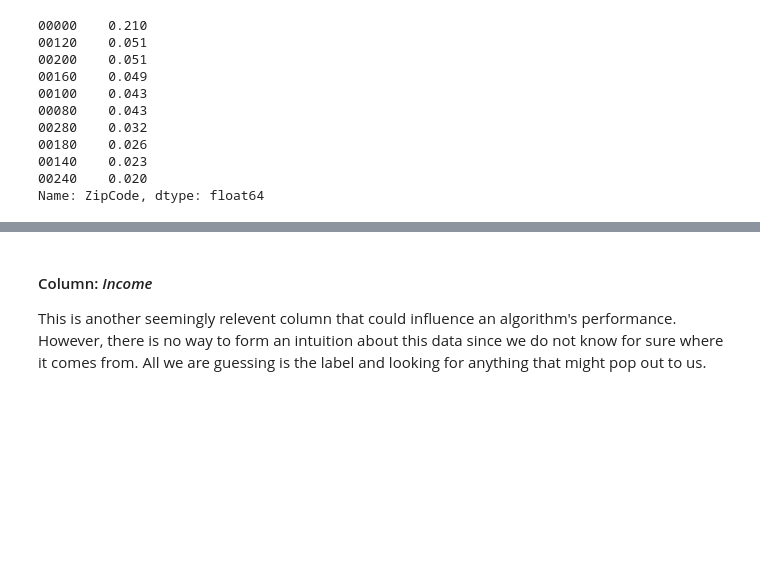
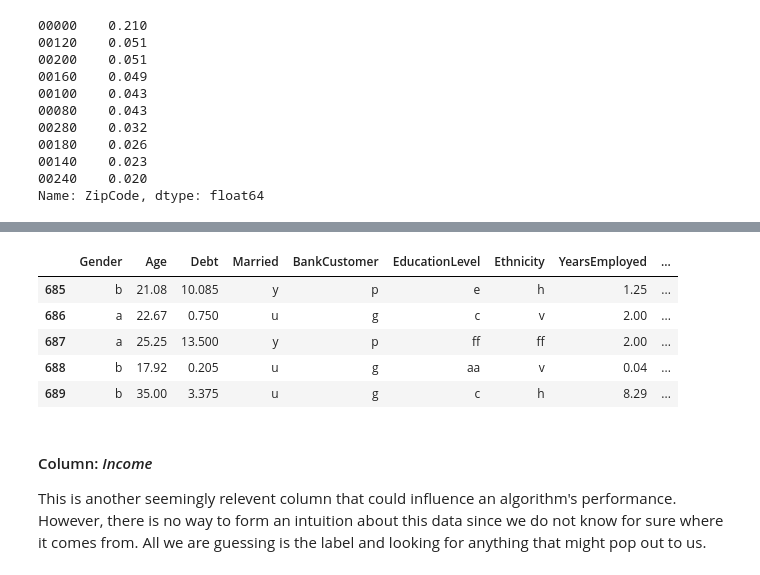
Before and after one commit to nvbergen/DC_project_CC_apps, a Jupyter notebook: Code/Credit approval Project.ipynb, the cells around one changed output, grey strips where cells are left out. Saved outputs shown, nothing was run; the diff lists cells and outputs as text; code cells hidden in the pictures; blank space fills up the shorter version.

```diff
--- a/Code/Credit approval Project.ipynb
+++ b/Code/Credit approval Project.ipynb
@@ -728,3 +928,12 @@ Name: ZipCode, dtype: float64
+# %%
+apps2.tail()
+# %% [output]
+|  | Gender | Age | Debt | Married | BankCustomer | EducationLevel | Ethnicity | YearsEmployed | ... |
+| 685 | b | 21.08 | 10.085 | y | p | e | h | 1.25 | ... |
+| 686 | a | 22.67 | 0.750 | u | g | c | v | 2.00 | ... |
+| 687 | a | 25.25 | 13.500 | y | p | ff | ff | 2.00 | ... |
+| 688 | b | 17.92 | 0.205 | u | g | aa | v | 0.04 | ... |
+| 689 | b | 35.00 | 3.375 | u | g | c | h | 8.29 | ... |
 # %% [markdown]
 #### Column: _Income_
 This is another seemingly relevent column that could influence an algorithm's performance. However, there is no way to form an intuition about this data since we do not know for sure where it comes from. All we are guessing is the label and looking for anything that might pop out to us.
```
Also changed, not shown: parts of 22 cells of this notebook.
